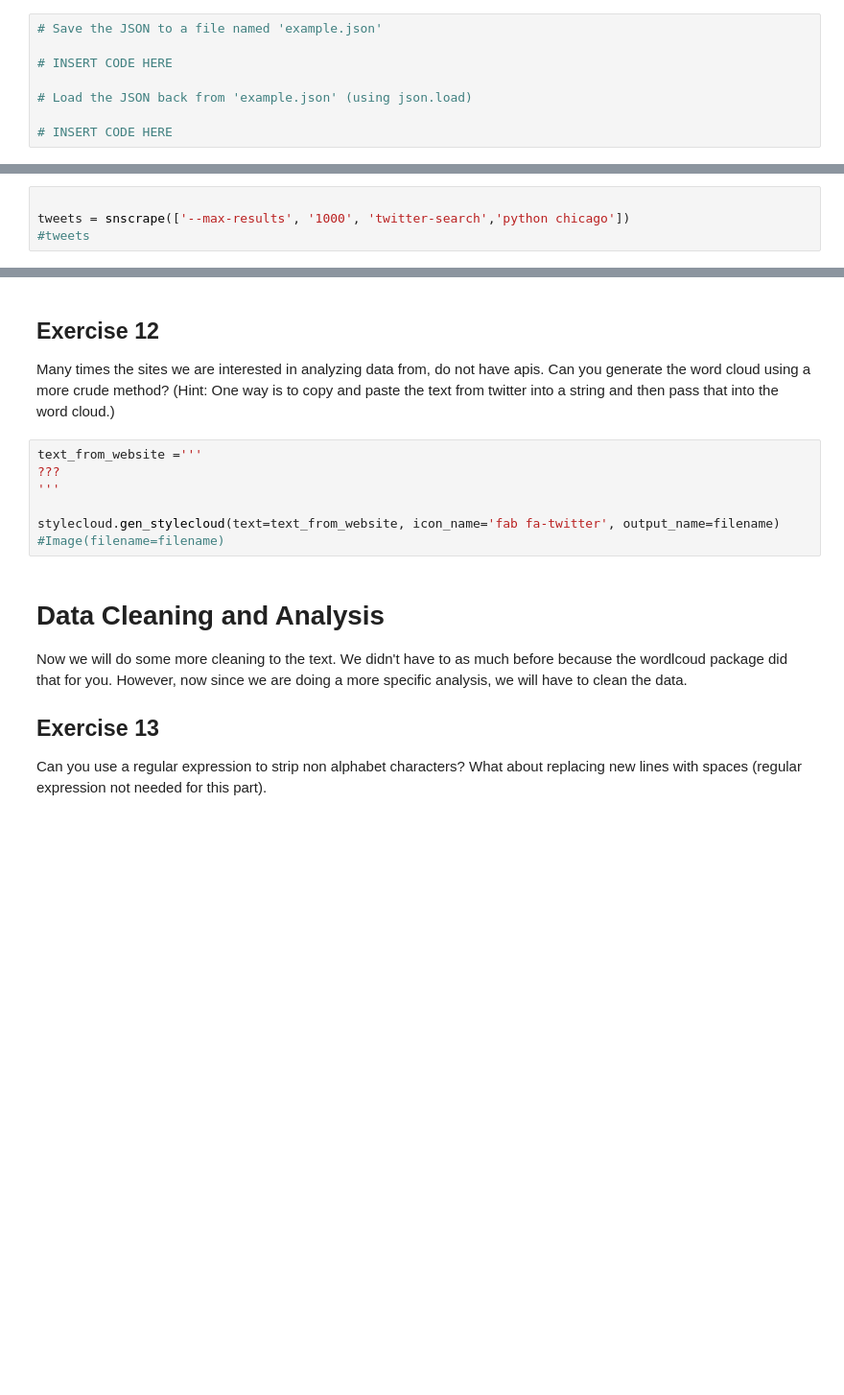
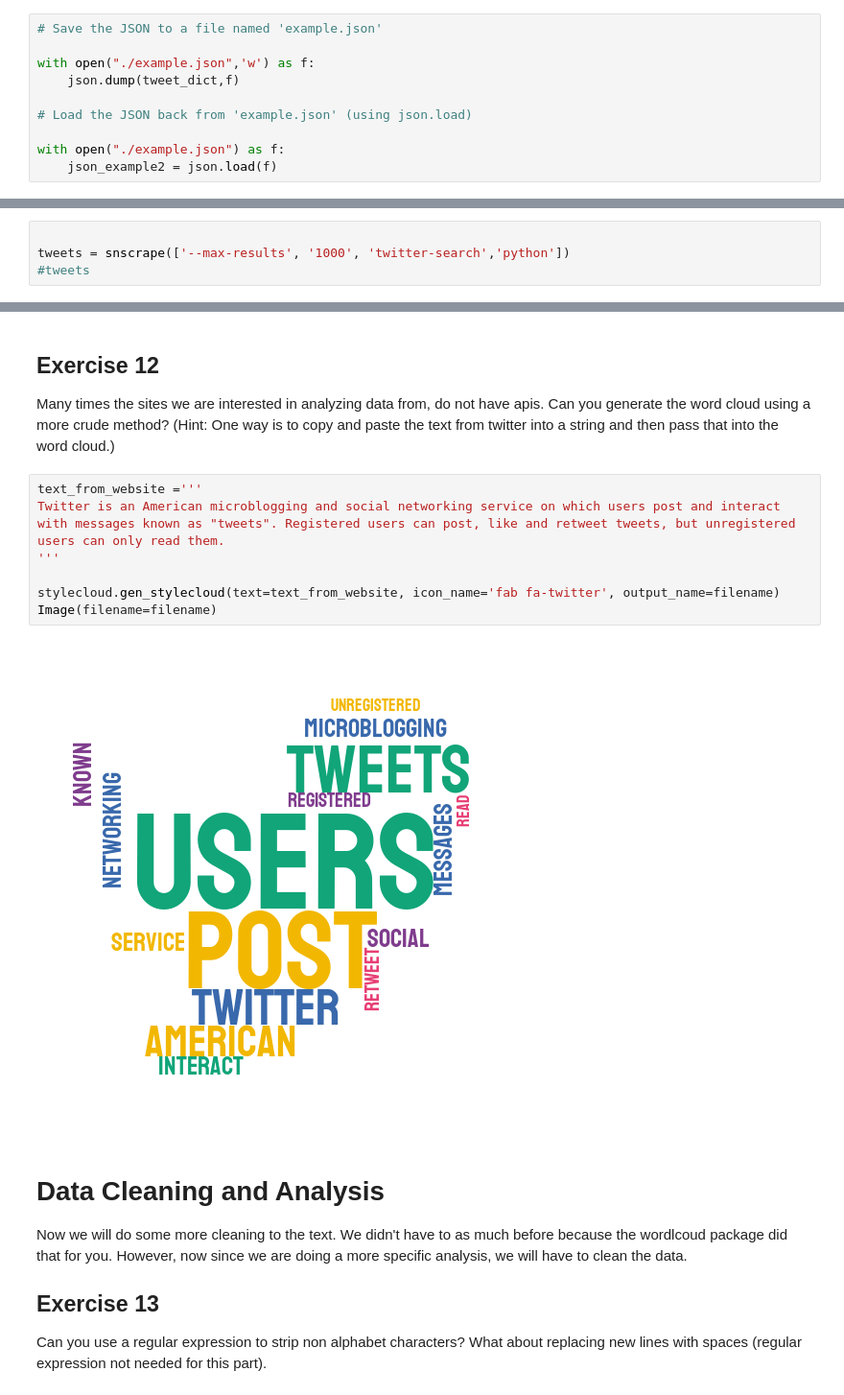
Before and after one commit to silverdrake11/chipy_project_draft, a Jupyter notebook: tweet.ipynb, the cells around one changed output, grey strips where cells are left out. Shown at 96% size. Drawn from its saved outputs; the diff is of its cells as text; blank space fills up the shorter version.

```diff
--- a/tweet.ipynb
+++ b/tweet.ipynb
@@ -123,11 +131,13 @@ Many times it's not convenient to keep on hitting a URL for a JSON, maybe the we
 # %%
 # Save the JSON to a file named 'example.json'
 
-# INSERT CODE HERE
+with open("./example.json",'w') as f:
+    json.dump(tweet_dict,f)
 
 # Load the JSON back from 'example.json' (using json.load)
 
-# INSERT CODE HERE
+with open("./example.json") as f:
+    json_example2 = json.load(f)
 # %% [markdown]
 # What is an API?
 
@@ -164,7 +174,7 @@ We are now ready to search Twitter. Luckily the library snscrape and the code ab
 Play around with the following api commands `twitter-search` `twitter-user` and `twitter-hashtag`. Feel free to get creative with your searches! Print and see what your tweets look like!
 # %%
 
-tweets = snscrape(['--max-results', '1000', 'twitter-search','python chicago'])
+tweets = snscrape(['--max-results', '1000', 'twitter-search','python'])
 #tweets
 # %%
 snscrape(['--max-results', '2', 'twitter-user','chicagopython'])
@@ -250,13 +310,15 @@ See if you can look at the `stylecloud` documentation here https://github.com/mi
 ## Exercise 12
 
 Many times the sites we are interested in analyzing data from, do not have apis. Can you generate the word cloud using a more crude method? (Hint: One way is to copy and paste the text from twitter into a string and then pass that into the word cloud.)
-# %%
-text_from_website ='''
-???
-'''
-
-stylecloud.gen_stylecloud(text=text_from_website, icon_name='fab fa-twitter', output_name=filename)
-#Image(filename=filename)
+# %%
+text_from_website ='''
+Twitter is an American microblogging and social networking service on which users post and interact with messages known as "tweets". Registered users can post, like and retweet tweets, but unregistered users can only read them.
+'''
+
+stylecloud.gen_stylecloud(text=text_from_website, icon_name='fab fa-twitter', output_name=filename)
+Image(filename=filename)
+# %% [output]
+[figure, added]
 # %% [markdown]
 # Data Cleaning and Analysis
 
```
Also changed, not shown: parts of 14 cells of this notebook.
